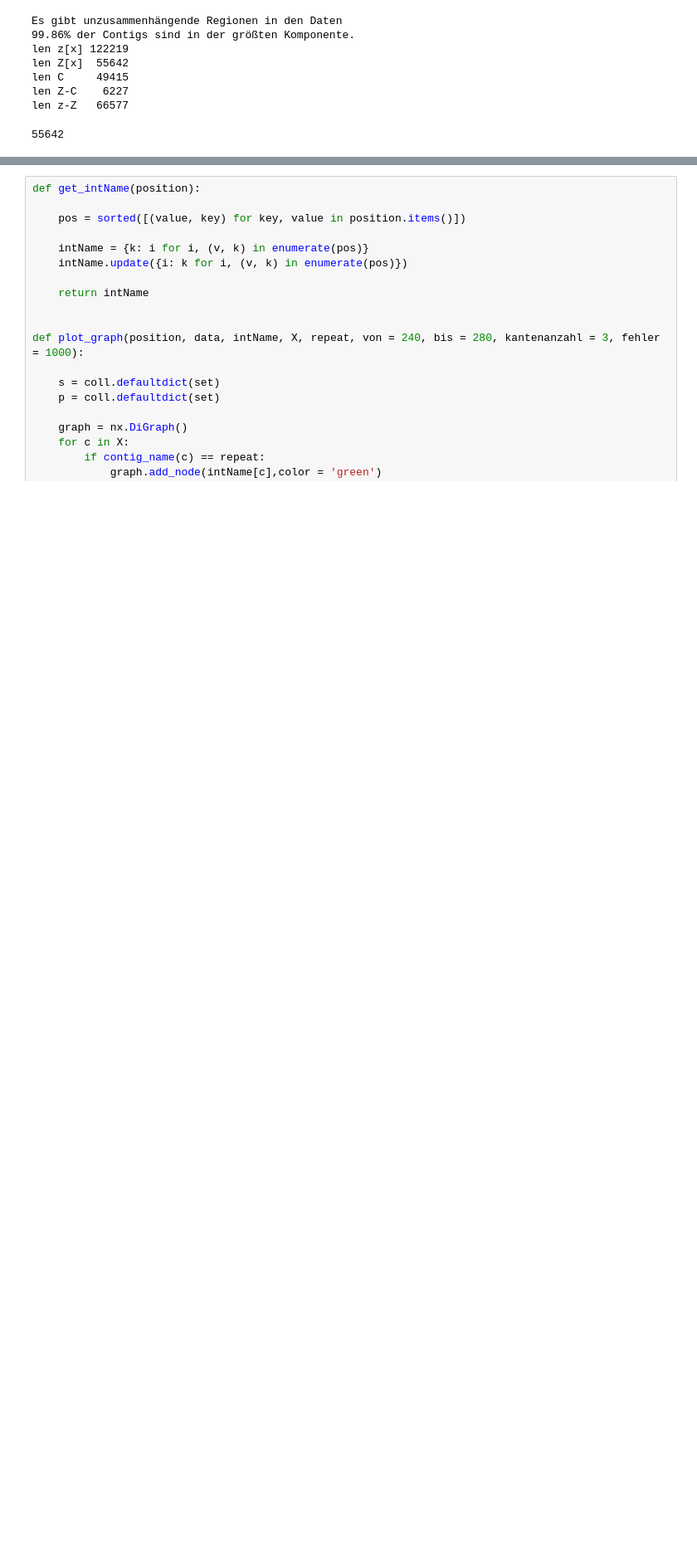
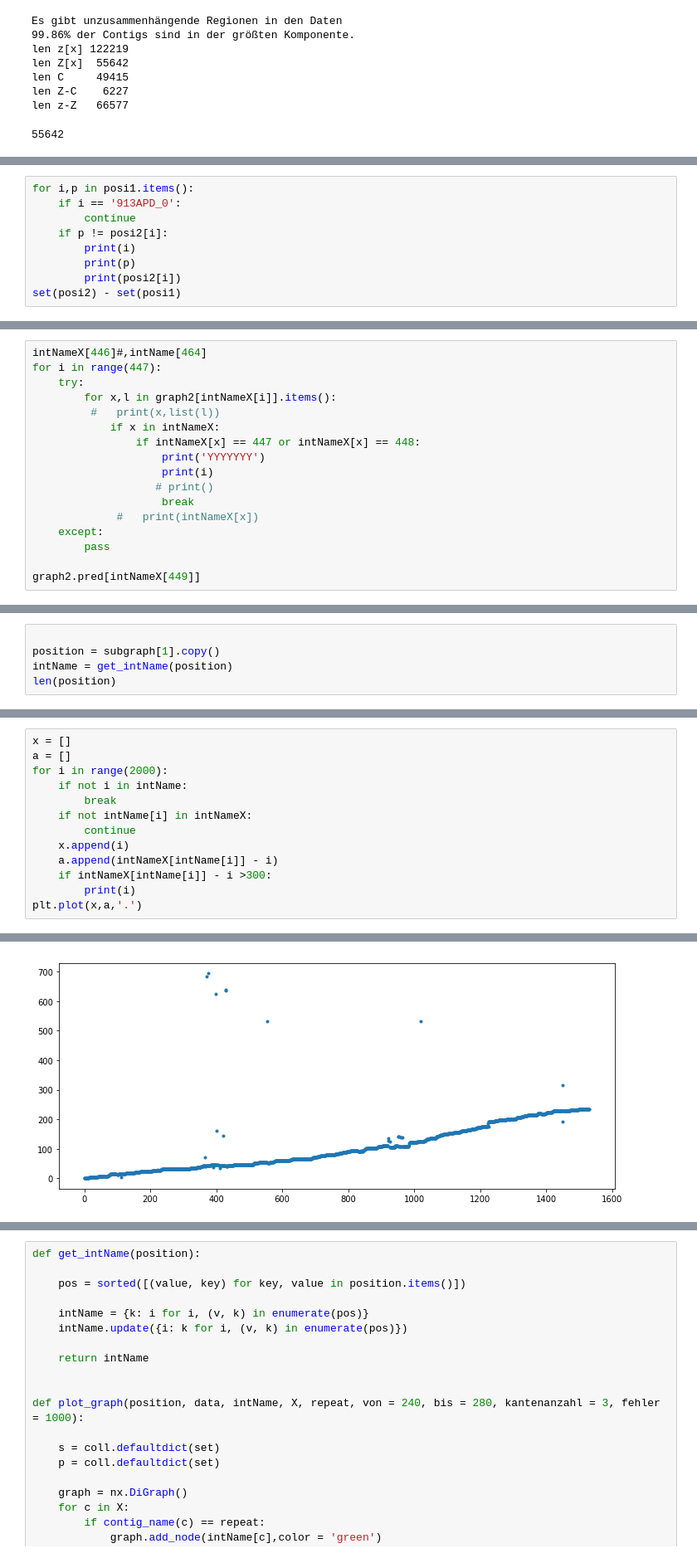
Before and after one commit to malin119/ba, a Jupyter notebook: ba_solve.ipynb, the cells around one changed output, grey strips where cells are left out. Shown: that part at 83% size. Saved outputs shown, nothing was run; the diff lists cells and outputs as text; blank space fills up the shorter version.

```diff
--- a/ba_solve.ipynb
+++ b/ba_solve.ipynb
@@ -299,0 +677,9 @@ AttributeError: 'int' object has no attribute 'append'
+# %%
+for i,p in posi1.items():
+    if i == '913APD_0':
+        continue
+    if p != posi2[i]:
+        print(i)
+        print(p)
+        print(posi2[i])
+set(posi2) - set(posi1)
@@ -299,0 +711,17 @@ AttributeError: 'int' object has no attribute 'append'
+# %%
+intNameX[446]#,intName[464]
+for i in range(447):
+    try:
+        for x,l in graph2[intNameX[i]].items():
+         #   print(x,list(l))
+            if x in intNameX:
+                if intNameX[x] == 447 or intNameX[x] == 448:
+                    print('YYYYYYY')
+                    print(i)
+                   # print()
+                    break
+             #   print(intNameX[x])
+    except:
+        pass
+
+graph2.pred[intNameX[449]]
@@ -299,0 +743,5 @@ AttributeError: 'int' object has no attribute 'append'
+# %%
+
+position = subgraph[1].copy()
+intName = get_intName(position)
+len(position)
@@ -299,0 +750,14 @@ AttributeError: 'int' object has no attribute 'append'
+# %%
+x = []
+a = []
+for i in range(2000):
+    if not i in intName:
+        break
+    if not intName[i] in intNameX:
+        continue
+    x.append(i)
+    a.append(intNameX[intName[i]] - i)
+    if intNameX[intName[i]] - i >300:
+        print(i)
+plt.plot(x,a,'.')
+# %% [output]
@@ -299,0 +773 @@ AttributeError: 'int' object has no attribute 'append'
+[figure, added]
```
Also changed, not shown: parts of 72 cells of this notebook, 3 other files.
